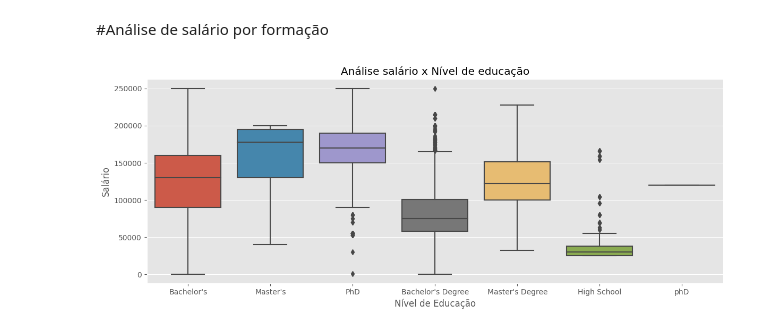
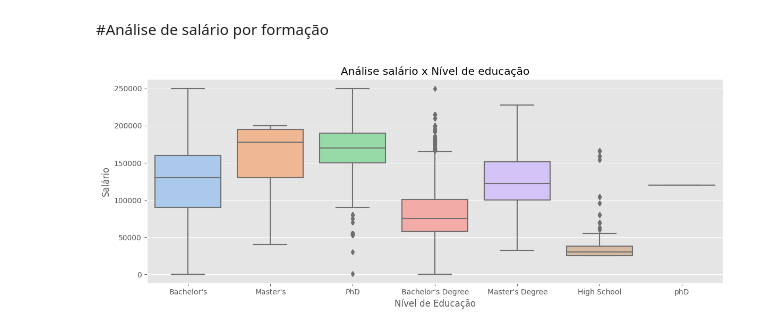
Before and after one commit to isaacuchoa/salaryJob, a Jupyter notebook: salário_job.ipynb, the cells around one changed output. Drawn from its saved outputs; the diff is of its cells as text; code cells hidden in the pictures.

```diff
--- a/salário_job.ipynb
+++ b/salário_job.ipynb
@@ -76,7 +76,7 @@ sns.barplot(data=df, x='Gênero', y='Salário',errorbar=None );
 # %%
 plt.figure(figsize=(14,5))
 plt.title("Análise salário x Nível de educação")
 
-sns.boxplot(data=df, x="Nível de Educação", y="Salário");
+sns.boxplot(data=df, x="Nível de Educação", y="Salário", palette='pastel');
 # %% [output]
-[figure, old version]
+[figure, new version]
```
